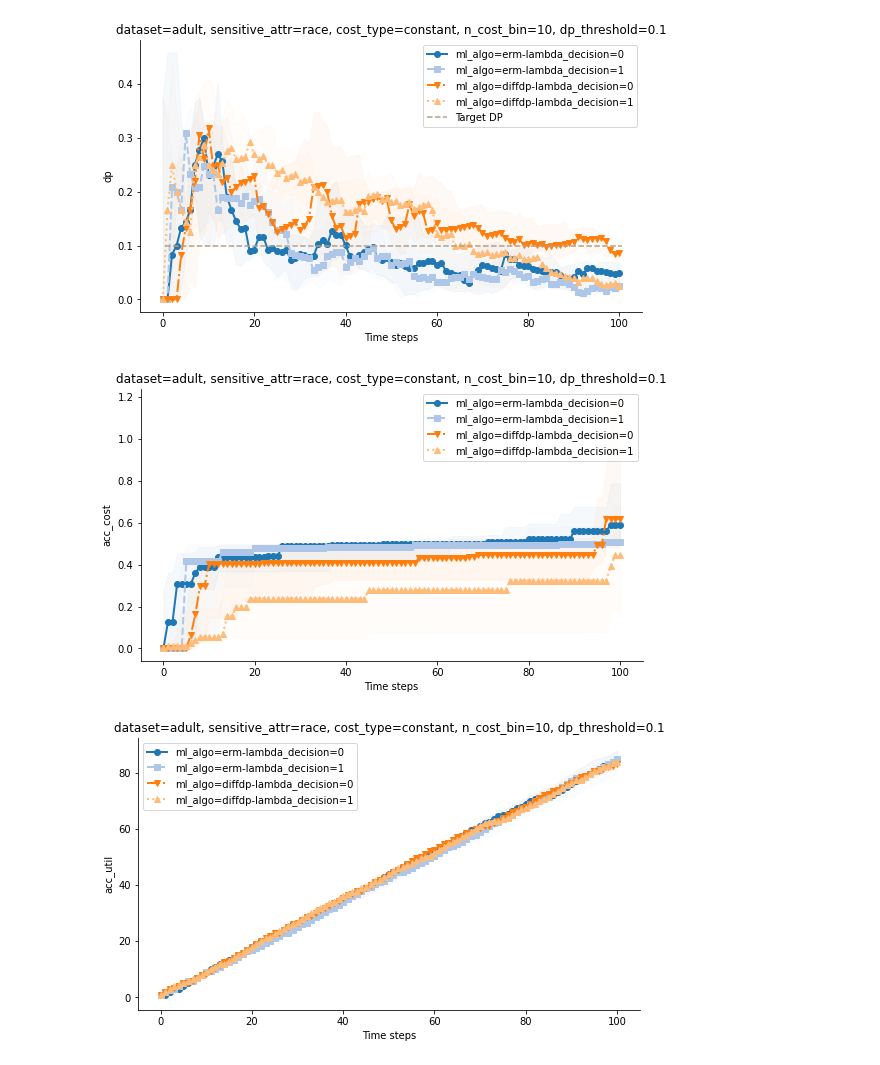
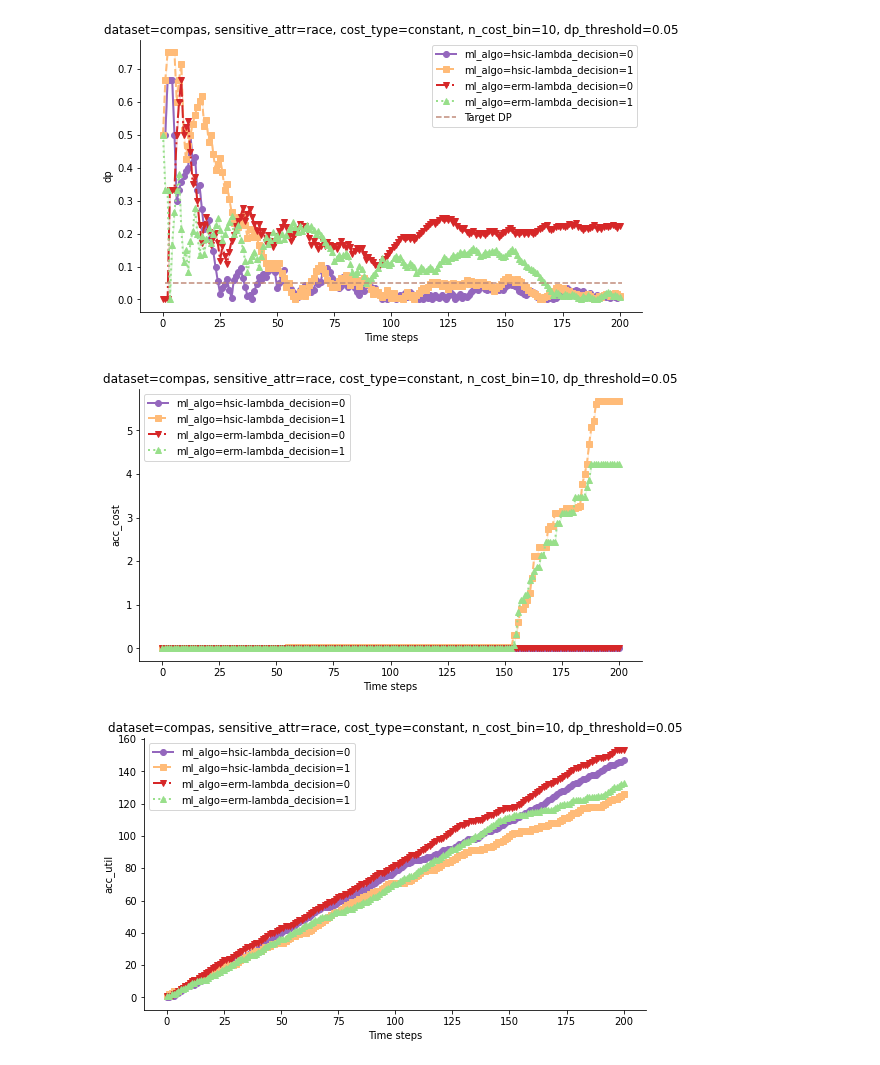
Before and after one commit to filipcano/fairness-enforcement-bounded-horizon, a Jupyter notebook: Simulation graphs.ipynb, the cells around one changed output. Saved outputs shown, nothing was run; the diff lists cells and outputs as text; code cells hidden in the pictures.

```diff
--- a/Simulation graphs.ipynb
+++ b/Simulation graphs.ipynb
@@ -9,6 +11,9 @@ import itertools, os
 def generate_distinct_colors(n):
     colors = plt.cm.tab20.colors
     hex_colors = [matplotlib.colors.rgb2hex(color) for color in colors]
+    local_random = random.Random(3)
+
+    local_random.shuffle(hex_colors)
 
     # If n is greater than 20, repeat the colors
     hex_colors = hex_colors * (n // 20) + hex_colors[:n % 20]
@@ -46,10 +51,9 @@ def combine_colors(hex_list):
     averaged_rgb = tuple(val // num_colors for val in total_rgb)
     return rgb_to_hex(averaged_rgb)
 # %%
-
 def make_plots(to_plot_params):
 
-    time_horizon = 100
+    time_horizon = 200
     keys = to_plot_params.keys()
     values = to_plot_params.values()
 
@@ -134,7 +138,7 @@ def make_plots(to_plot_params):
                      color = d["color"], marker = d["marker"],
                      linestyle = d["linestyle"], linewidth = linewidth, label = d["label"])
             plt.fill_between(steps, d[metric]["min"], d[metric]["max"],
-                            color = d["color"], alpha = 0.04)
+                            color = d["color"], alpha = 0.2)
 
 
 
@@ -168,17 +172,17 @@ def make_plots(to_plot_params):
 # %%
 
 to_plot_params = {
-    "dataset": ["adult"],
+    "dataset": ["compas"],
     "sensitive_attr" :  ["race"],
-    "ml_algo" : ["erm", "diffdp"],
+    "ml_algo" : ["hsic", "erm"],
     "cost_type" : ["constant"],
     "n_cost_bin" : [10],
     "lambda_decision" : [0, 1],
-    "dp_threshold" : [0.1]
+    "dp_threshold" : [0.05]
 }
 
 make_plots(to_plot_params)
 # %% [output]
-[figure, old version]
+[figure, new version]
-[figure, old version]
+[figure, new version]
-[figure, old version]
+[figure, new version]
```
Also changed, not shown: parts of 1 cell of this notebook, 7 other files.
